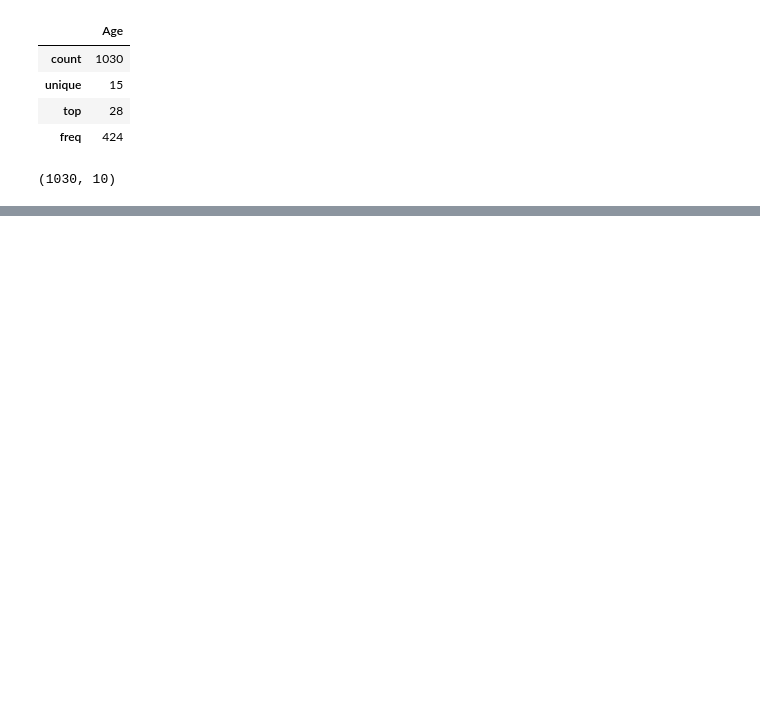
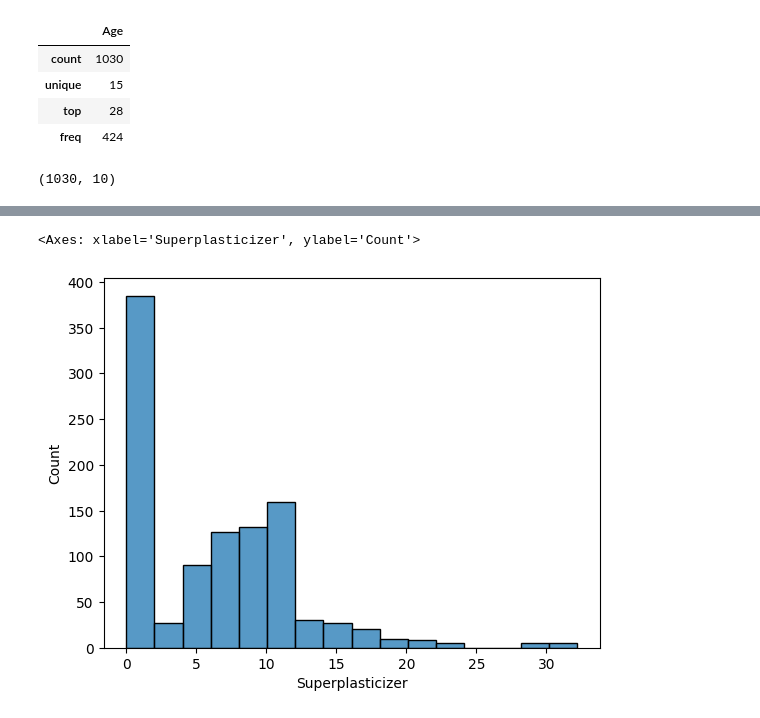
Before and after one commit to danielphilip12/Concrete-Strength, a Jupyter notebook: EDA.ipynb, the cells around one changed output, grey strips where cells are left out. Cells and saved outputs as stored; diff of their text form; code cells hidden in the pictures; blank space fills up the shorter version.

```diff
--- a/EDA.ipynb
+++ b/EDA.ipynb
@@ -60,0 +147,7 @@ df.shape
+# %%
+df['Superplasticizer'] = df['Superplasticizer'].fillna(0)
+# %%
+sns.histplot(data=df, x='Superplasticizer')
+# %% [output]
+<Axes: xlabel='Superplasticizer', ylabel='Count'>
+[figure, added]
```
Also changed, not shown: parts of 37 cells of this notebook, 2 other files.
